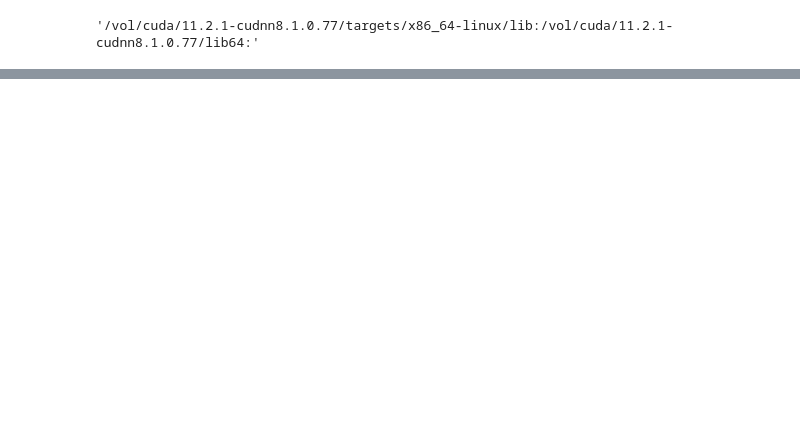
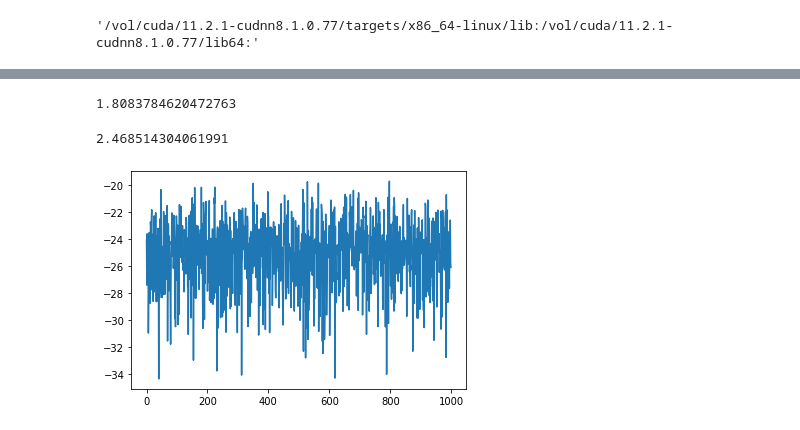
Before and after one commit to Anish144/causal_discovery_bayesian_model_selection, a Jupyter notebook: notebooks/gpcde_playground.ipynb, the cells around one changed output, grey strips where cells are left out. Cells and saved outputs as stored; diff of their text form; code cells hidden in the pictures; blank space fills up the shorter version.

```diff
--- a/notebooks/gpcde_playground.ipynb
+++ b/notebooks/gpcde_playground.ipynb
@@ -298,0 +312,14 @@ To enable them in other operations, rebuild TensorFlow with the appropriate comp
+# %%
+np.abs(np.mean(logf[-5000:])) - np.abs(np.mean(logf[-100:]))
+# %% [output]
+1.8083784620472763
+# %%
+np.std(logf[-100:])
+# %% [output]
+2.468514304061991
+# %%
+newlogf = logf[-1000:]
+plt.plot(np.arange(len(newlogf)), newlogf)
+plt.show()
+# %% [output]
+[figure, added]
```
Also changed, not shown: parts of 11 cells of this notebook, 14 other files.
